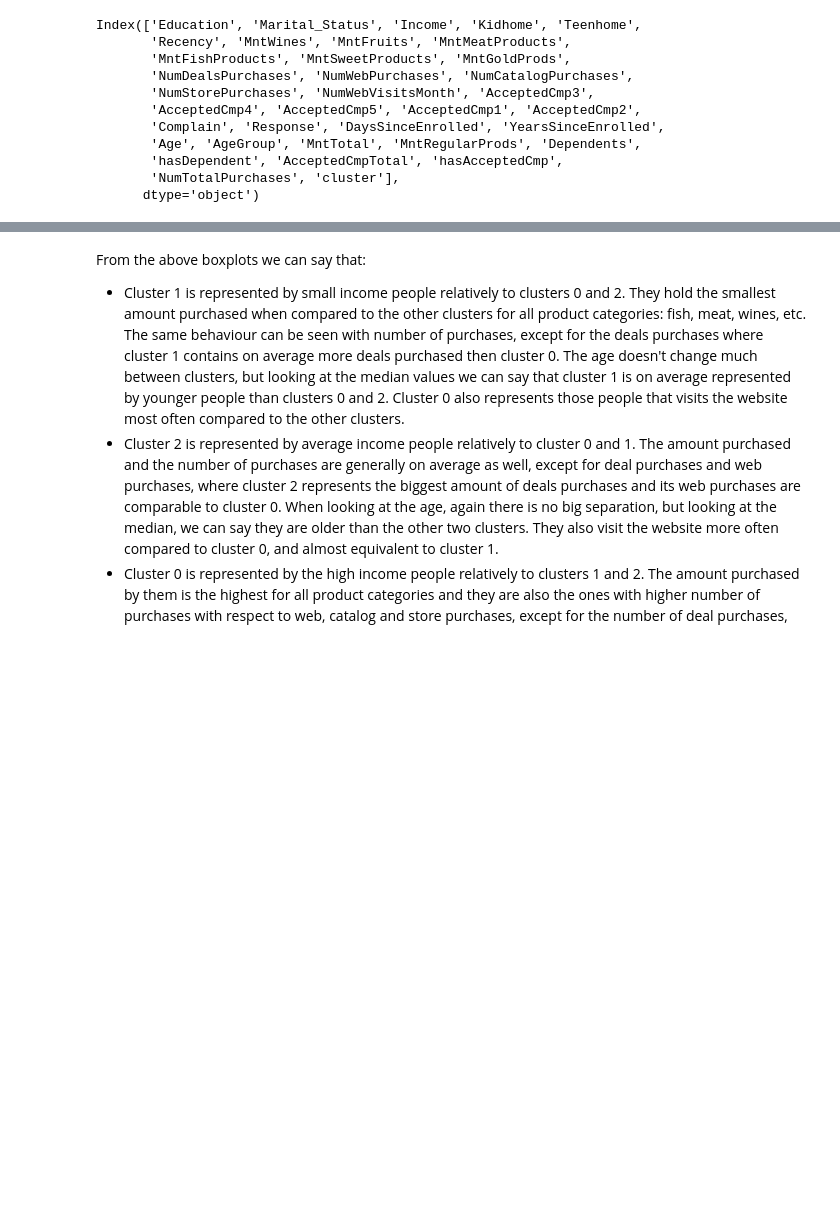
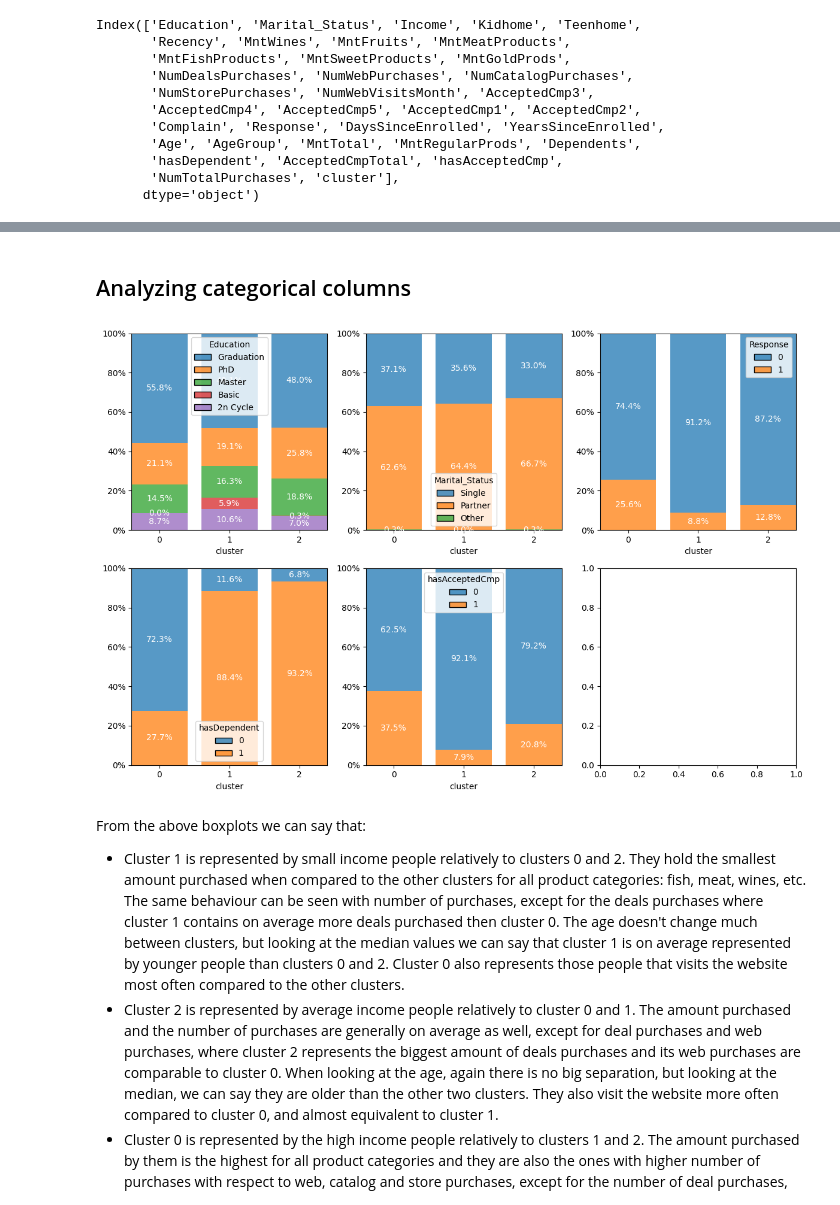
Before and after one commit to igornunespatricio/Clustering-Data-Analyst-iFood, a Jupyter notebook: notebooks/clustering.ipynb, the cells around one changed output, grey strips where cells are left out. Saved outputs shown, nothing was run; the diff lists cells and outputs as text; code cells hidden in the pictures; blank space fills up the shorter version.

```diff
--- a/notebooks/clustering.ipynb
+++ b/notebooks/clustering.ipynb
@@ -269,3 +272,34 @@ for col, ax in zip(cols, axes.flatten()):
+# %% [markdown]
+## Analyzing categorical columns
+# %%
+cols = [
+    'Education',
+    'Marital_Status',
+    'Response',
+    'hasDependent',
+    'hasAcceptedCmp'
+]
+
+ncols = 3
+nrows = len(cols) // ncols + ( 1 if  len(cols) % ncols > 0 else 0)
+fig, axes = plt.subplots(nrows=nrows, ncols=ncols, figsize=(4*ncols, 4*nrows), tight_layout=True)
+
+for col, ax in zip(cols, axes.flatten()):
+    h = sns.histplot(data=df_clustered, x='cluster', hue=col, ax=ax, multiple='fill', stat='percent', discrete=True, shrink=0.8)
+    n_clusters = df_clustered['cluster'].nunique()
+    h.set_xticks(range(n_clusters))  # set the tickes to the range of the number of clusters
+    h.yaxis.set_major_formatter(PercentFormatter(1))  # set the major tickers to percentage
+    h.set_ylabel('')
+
+    # adding label for each bar
+    for bars in h.containers:
+        h.bar_label(bars, label_type='center', labels=[f'{b.get_height():.1%}' for b in bars], color='white')
+
+    # removing lines between bars
+    for bar in h.patches:
+        bar.set_linewidth(0)
+# %% [output]
+[figure, added]
 # %% [markdown]
 From the above boxplots we can say that:
 
```
Also changed, not shown: parts of 4 cells of this notebook, 1 other file.
